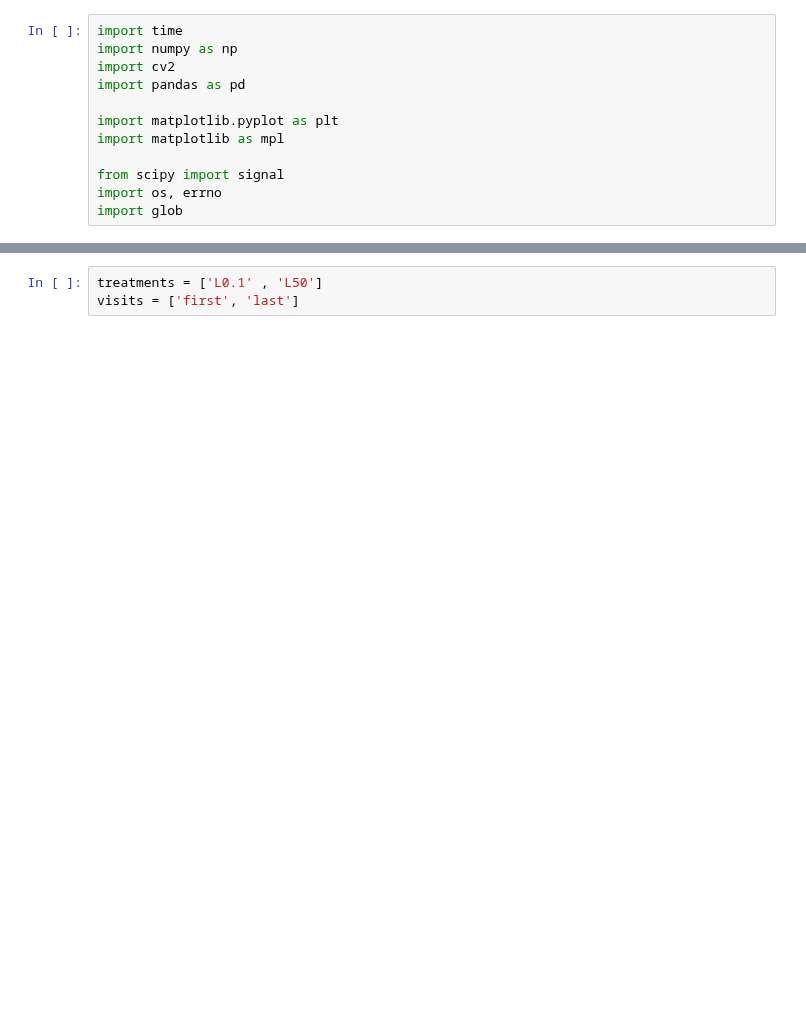
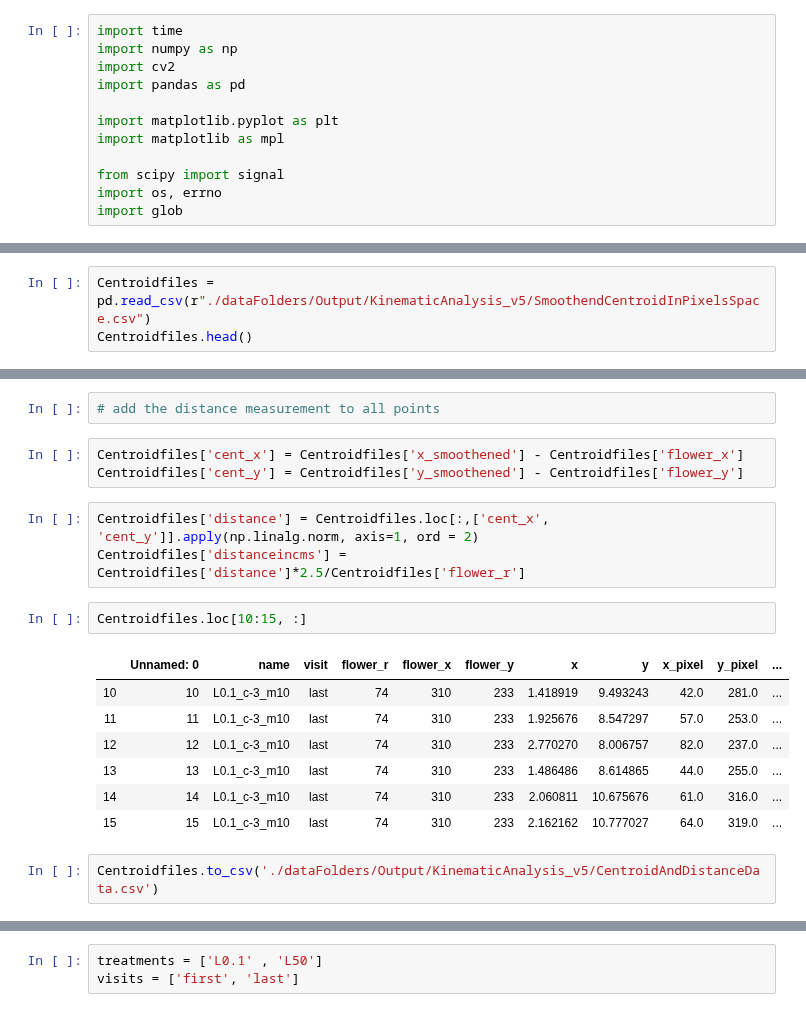
Before and after one commit to itsMahad/ManducaMultiSenseFeeding, a Jupyter notebook: M_Step2_Kinematics_Analysis-TDcopy.ipynb, the cells around one changed output, grey strips where cells are left out. Drawn from its saved outputs; the diff is of its cells as text; blank space fills up the shorter version.

```diff
--- a/M_Step2_Kinematics_Analysis-TDcopy.ipynb
+++ b/M_Step2_Kinematics_Analysis-TDcopy.ipynb
@@ -17,0 +15,3 @@ centroid_files = glob.glob(Centroidfiles_direc + 'L*.csv')
+# %%
+Centroidfiles = pd.read_csv(r"./dataFolders/Output/KinematicAnalysis_v5/SmoothendCentroidInPixelsSpace.csv")
+Centroidfiles.head()
@@ -17,0 +25,20 @@ centroid_files = glob.glob(Centroidfiles_direc + 'L*.csv')
+# %%
+# add the distance measurement to all points
+# %%
+Centroidfiles['cent_x'] = Centroidfiles['x_smoothened'] - Centroidfiles['flower_x']
+Centroidfiles['cent_y'] = Centroidfiles['y_smoothened'] - Centroidfiles['flower_y']
+# %%
+Centroidfiles['distance'] = Centroidfiles.loc[:,['cent_x', 'cent_y']].apply(np.linalg.norm, axis=1, ord = 2)
+Centroidfiles['distanceincms'] = Centroidfiles['distance']*2.5/Centroidfiles['flower_r']
+# %%
+Centroidfiles.loc[10:15, :]
+# %% [output]
+|  | Unnamed: 0 | name | visit | flower_r | flower_x | flower_y | x | y | x_pixel | y_pixel | ... |
+| 10 | 10 | L0.1_c-3_m10 | last | 74 | 310 | 233 | 1.418919 | 9.493243 | 42.0 | 281.0 | ... |
+| 11 | 11 | L0.1_c-3_m10 | last | 74 | 310 | 233 | 1.925676 | 8.547297 | 57.0 | 253.0 | ... |
+| 12 | 12 | L0.1_c-3_m10 | last | 74 | 310 | 233 | 2.770270 | 8.006757 | 82.0 | 237.0 | ... |
+| 13 | 13 | L0.1_c-3_m10 | last | 74 | 310 | 233 | 1.486486 | 8.614865 | 44.0 | 255.0 | ... |
+| 14 | 14 | L0.1_c-3_m10 | last | 74 | 310 | 233 | 2.060811 | 10.675676 | 61.0 | 316.0 | ... |
+| 15 | 15 | L0.1_c-3_m10 | last | 74 | 310 | 233 | 2.162162 | 10.777027 | 64.0 | 319.0 | ... |
+# %%
+Centroidfiles.to_csv('./dataFolders/Output/KinematicAnalysis_v5/CentroidAndDistanceData.csv')
```
Also changed, not shown: parts of 43 cells of this notebook, 1 other file.
